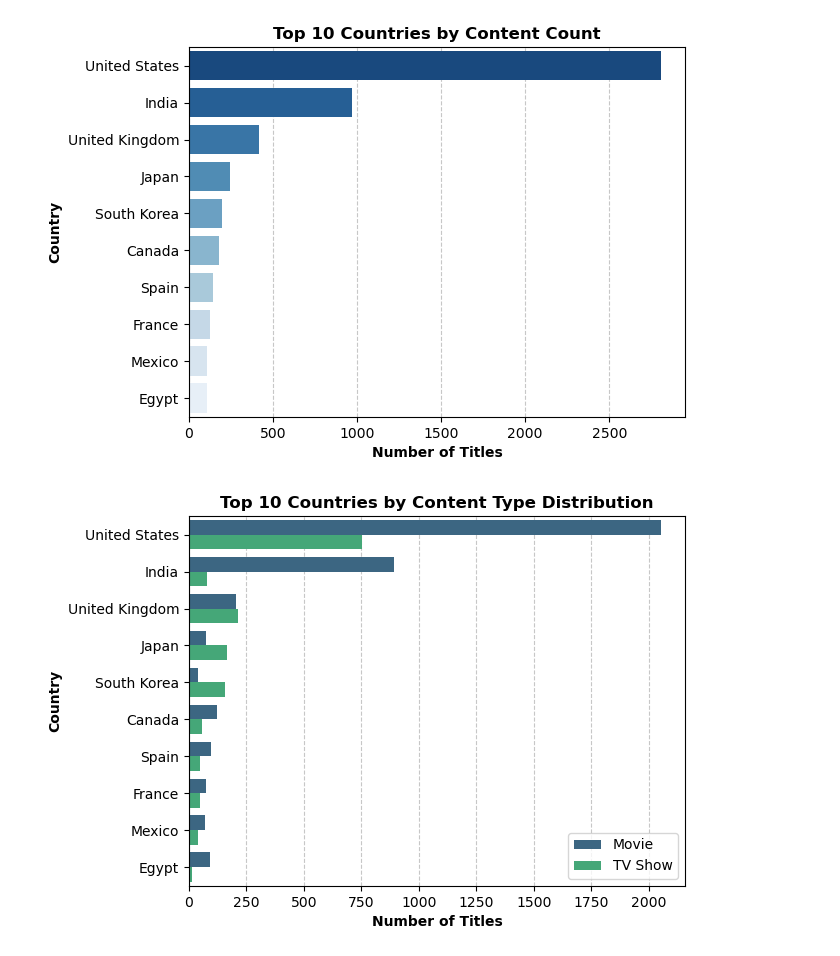
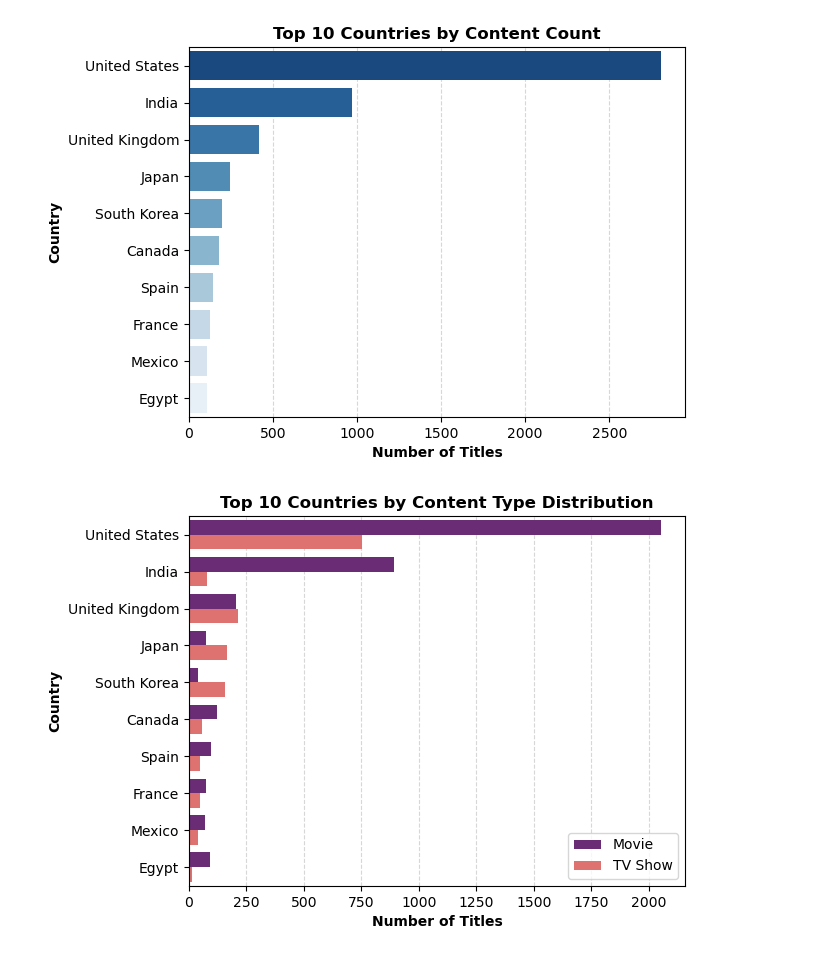
Before and after one commit to berkaygirgin/netflix-data-analysis, a Jupyter notebook: notebook/netflix_analysis.ipynb, the cells around one changed output. Cells and saved outputs as stored; diff of their text form; code cells hidden in the pictures.

Commit message:
Update notebook: Data Visualization

```diff
--- a/notebook/netflix_analysis.ipynb
+++ b/notebook/netflix_analysis.ipynb
@@ -126,15 +131,16 @@ plt.show()
 # %% [output]
 [figure]
 # %%
-top_countries = df["country"].value_counts().drop("Unknown").head(10).index
-data = df[df["country"].isin(top_countries)][["country", "type"]]
-sns.countplot(data=data, y="country", hue="type", palette="viridis", order=top_countries, zorder=2)
+countries = df["country"].value_counts().drop("Unknown").iloc[0:10].index
+top_countries = df[df["country"].isin(countries)][["country", "type"]]
+
+sns.countplot(data=top_countries, y="country", hue="type", palette="magma", order=countries, zorder=2)
 plt.title("Top 10 Countries by Content Type Distribution", fontsize=12, fontweight="bold")
 plt.xlabel("Number of Titles", fontsize=10, fontweight="bold")
 plt.ylabel("Country", fontsize=10, fontweight="bold")
-plt.grid(axis="x", linestyle="--", alpha=0.7, zorder=0)
+plt.grid(axis="x", linestyle="--", alpha=0.5, zorder=0)
 plt.legend().set_title("")
 plt.show()
 # %% [output]
-[figure, old version]
+[figure, new version]
 # %%
```
Also changed, not shown: parts of 8 cells of this notebook.
